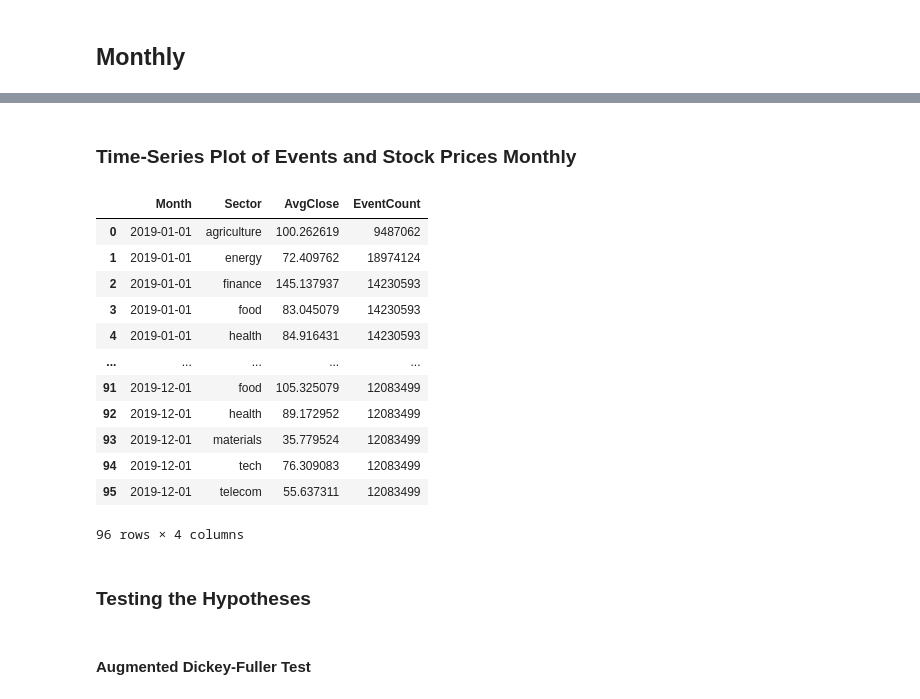
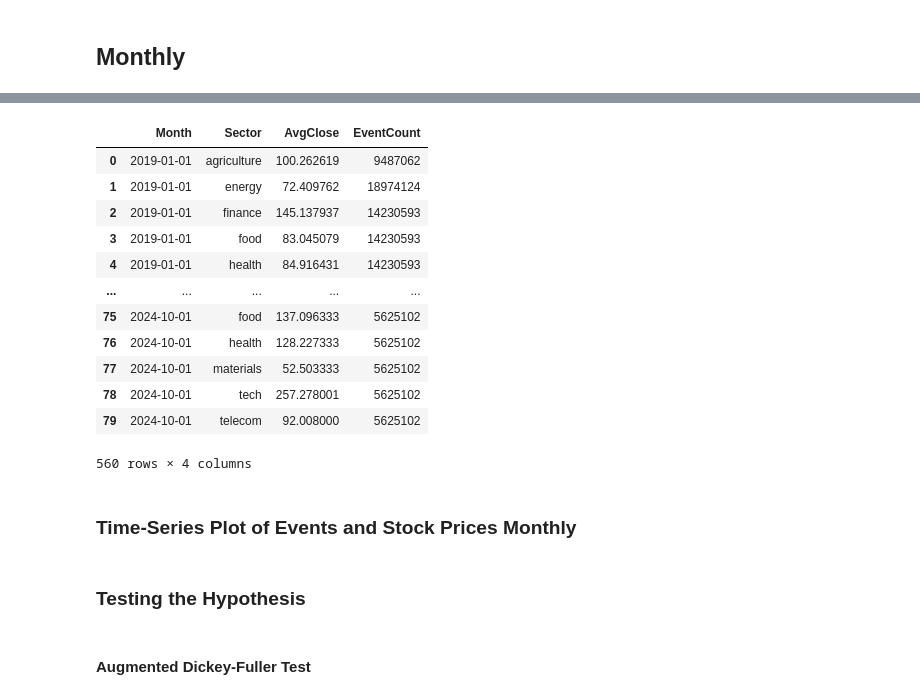
Before and after one commit to cs-muic/dm-2024-t1-pj-eda-honeybadgerlover645, a Jupyter notebook: q3.ipynb, the cells around one changed output, grey strips where cells are left out. Drawn from its saved outputs; the diff is of its cells as text; code cells hidden in the pictures.

```diff
--- a/q3.ipynb
+++ b/q3.ipynb
@@ -98,25 +273,51 @@ merged_monthly_df['Month'] = pd.to_datetime(merged_monthly_df['Month'])
+# %%
+# Group by sector then find the average close price for each month
+sector_avg_close_df_2019 = merged_monthly_df_2019.groupby(['Month', 'Sector'], as_index=False).agg(
+    {'AvgClose': 'mean', 'EventCount': 'sum'}
+)
+sector_avg_close_df_2020 = merged_monthly_df_2020.groupby(['Month', 'Sector'], as_index=False).agg(
+    {'AvgClose': 'mean', 'EventCount': 'sum'}
+)
+sector_avg_close_df_2021 = merged_monthly_df_2021.groupby(['Month', 'Sector'], as_index=False).agg(
+    {'AvgClose': 'mean', 'EventCount': 'sum'}
+)
+sector_avg_close_df_2022 = merged_monthly_df_2022.groupby(['Month', 'Sector'], as_index=False).agg(
+    {'AvgClose': 'mean', 'EventCount': 'sum'}
+)
+sector_avg_close_df_2023 = merged_monthly_df_2023.groupby(['Month', 'Sector'], as_index=False).agg(
+    {'AvgClose': 'mean', 'EventCount': 'sum'}
+)
+sector_avg_close_df_2024 = merged_monthly_df_2024.groupby(['Month', 'Sector'], as_index=False).agg(
+    {'AvgClose': 'mean', 'EventCount': 'sum'}
+)
+
+# Merge all sector_avg_close_df dataframes
+sector_avg_close_df_all = pd.concat([
+    sector_avg_close_df_2019,
+    sector_avg_close_df_2020,
+    sector_avg_close_df_2021,
+    sector_avg_close_df_2022,
+    sector_avg_close_df_2023,
+    sector_avg_close_df_2024
+])
+
+sector_avg_close_df_all
+# %% [output]
+|  | Month | Sector | AvgClose | EventCount |
+| 0 | 2019-01-01 | agriculture | 100.262619 | 9487062 |
+| 1 | 2019-01-01 | energy | 72.409762 | 18974124 |
+| 2 | 2019-01-01 | finance | 145.137937 | 14230593 |
+| 3 | 2019-01-01 | food | 83.045079 | 14230593 |
+| 4 | 2019-01-01 | health | 84.916431 | 14230593 |
+| ... | ... | ... | ... | ... |
+| 75 | 2024-10-01 | food | 137.096333 | 5625102 |
+| 76 | 2024-10-01 | health | 128.227333 | 5625102 |
+| 77 | 2024-10-01 | materials | 52.503333 | 5625102 |
+| 78 | 2024-10-01 | tech | 257.278001 | 5625102 |
+| 79 | 2024-10-01 | telecom | 92.008000 | 5625102 |
+560 rows × 4 columns
 # %% [markdown]
 ### Time-Series Plot of Events and Stock Prices Monthly
-# %%
-# Group by sector then find the average close price for each month
-sector_avg_close_df = merged_monthly_df.groupby(['Month', 'Sector'], as_index=False).agg(
-    {'AvgClose': 'mean', 'EventCount': 'sum'}
-)
-sector_avg_close_df
-# %% [output]
-|  | Month | Sector | AvgClose | EventCount |
-| 0 | 2019-01-01 | agriculture | 100.262619 | 9487062 |
-| 1 | 2019-01-01 | energy | 72.409762 | 18974124 |
-| 2 | 2019-01-01 | finance | 145.137937 | 14230593 |
-| 3 | 2019-01-01 | food | 83.045079 | 14230593 |
-| 4 | 2019-01-01 | health | 84.916431 | 14230593 |
-| ... | ... | ... | ... | ... |
-| 91 | 2019-12-01 | food | 105.325079 | 12083499 |
-| 92 | 2019-12-01 | health | 89.172952 | 12083499 |
-| 93 | 2019-12-01 | materials | 35.779524 | 12083499 |
-| 94 | 2019-12-01 | tech | 76.309083 | 12083499 |
-| 95 | 2019-12-01 | telecom | 55.637311 | 12083499 |
-96 rows × 4 columns
 # %%
 # Create subplots with secondary y-axis
 fig = make_subplots(specs=[[{"secondary_y": True}]])
@@ -182,7 +382,7 @@ fig.update_layout(
 # Show the plot
 fig.show()
 # %% [markdown]
-### Testing the Hypotheses
+### Testing the Hypothesis
 # %% [markdown]
 #### Augmented Dickey-Fuller Test
 # %%
```
Also changed, not shown: parts of 40 cells of this notebook.
